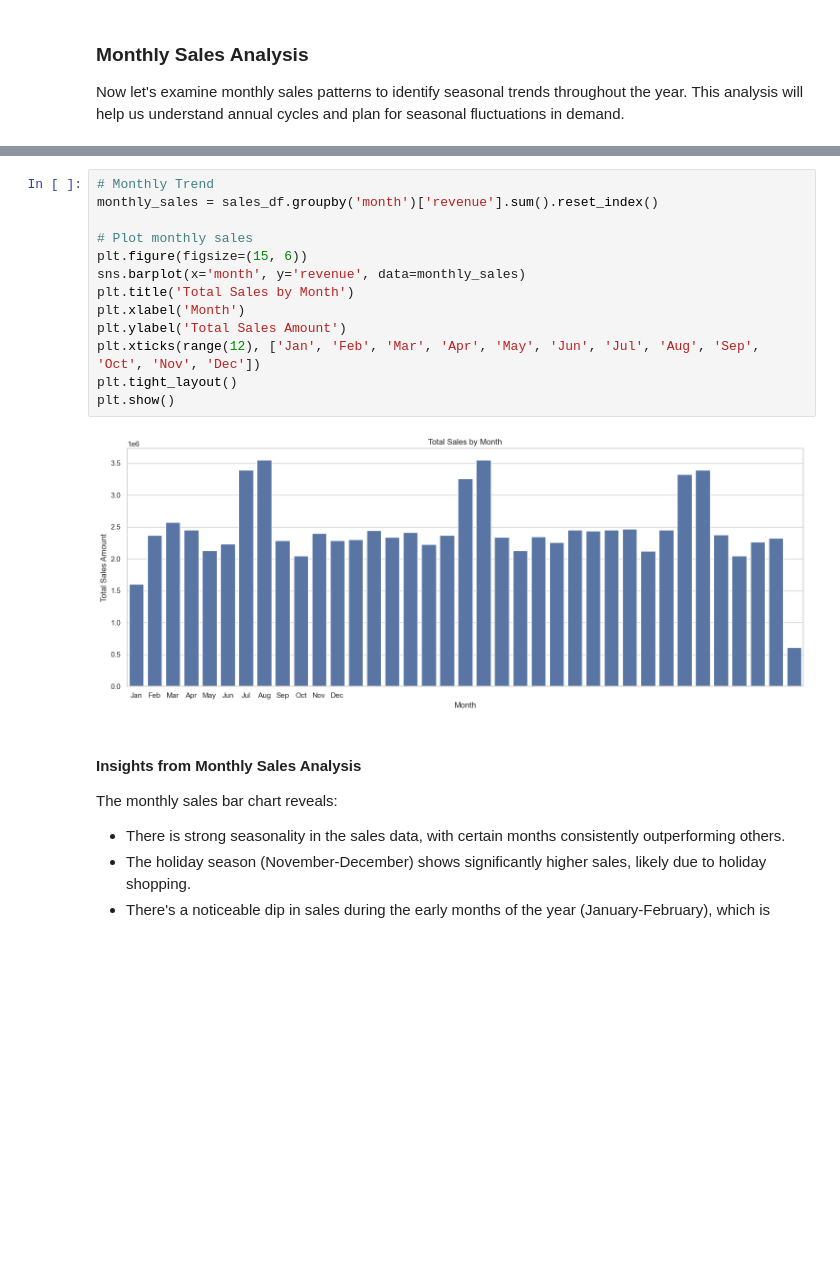
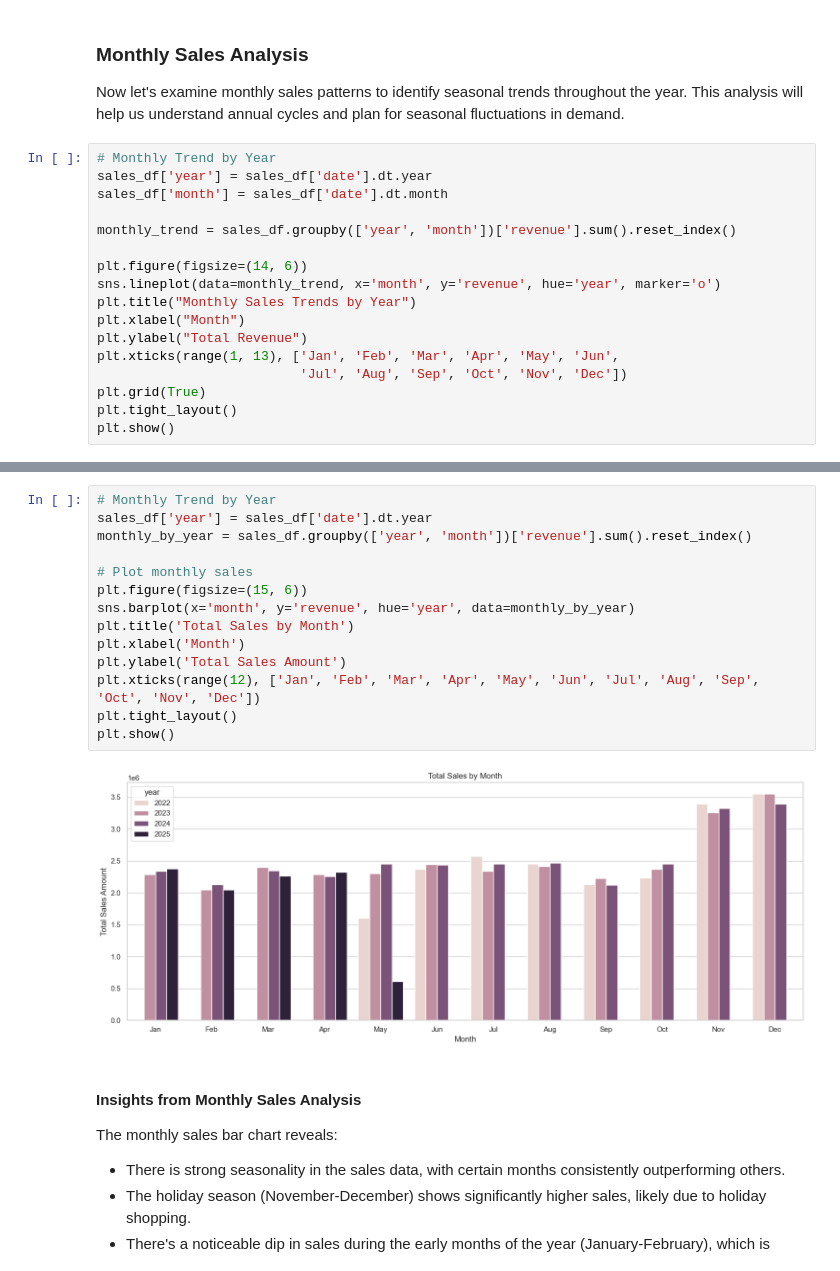
Before and after one commit to pandey-rakesh/quickbooks-forecast, a Jupyter notebook: notebooks/01_data_exploration.ipynb, the cells around one changed output, grey strips where cells are left out. Drawn from its saved outputs; the diff is of its cells as text; blank space fills up the shorter version.

Commit message:
Data Exploration for Quickbooks Sales Forecasting

```diff
--- a/notebooks/01_data_exploration.ipynb
+++ b/notebooks/01_data_exploration.ipynb
@@ -228,3 +208,20 @@ The day of week bar chart reveals:
 # %% [markdown]
 ### Monthly Sales Analysis
 Now let's examine monthly sales patterns to identify seasonal trends throughout the year. This analysis will help us understand annual cycles and plan for seasonal fluctuations in demand.
+# %%
+# Monthly Trend by Year
+sales_df['year'] = sales_df['date'].dt.year
+sales_df['month'] = sales_df['date'].dt.month
+
+monthly_trend = sales_df.groupby(['year', 'month'])['revenue'].sum().reset_index()
+
+plt.figure(figsize=(14, 6))
+sns.lineplot(data=monthly_trend, x='month', y='revenue', hue='year', marker='o')
+plt.title("Monthly Sales Trends by Year")
+plt.xlabel("Month")
+plt.ylabel("Total Revenue")
+plt.xticks(range(1, 13), ['Jan', 'Feb', 'Mar', 'Apr', 'May', 'Jun',
+                          'Jul', 'Aug', 'Sep', 'Oct', 'Nov', 'Dec'])
+plt.grid(True)
+plt.tight_layout()
+plt.show()
@@ -231,18 +230,19 @@ Now let's examine monthly sales patterns to identify seasonal trends throughout
 # %%
-# Monthly Trend
-monthly_sales = sales_df.groupby('month')['revenue'].sum().reset_index()
+# Monthly Trend by Year
+sales_df['year'] = sales_df['date'].dt.year
+monthly_by_year = sales_df.groupby(['year', 'month'])['revenue'].sum().reset_index()
 
 # Plot monthly sales
 plt.figure(figsize=(15, 6))
-sns.barplot(x='month', y='revenue', data=monthly_sales)
+sns.barplot(x='month', y='revenue', hue='year', data=monthly_by_year)
 plt.title('Total Sales by Month')
 plt.xlabel('Month')
 plt.ylabel('Total Sales Amount')
 plt.xticks(range(12), ['Jan', 'Feb', 'Mar', 'Apr', 'May', 'Jun', 'Jul', 'Aug', 'Sep', 'Oct', 'Nov', 'Dec'])
 plt.tight_layout()
 plt.show()
 # %% [output]
-[figure, old version]
+[figure, new version]
 # %% [markdown]
 #### Insights from Monthly Sales Analysis
 The monthly sales bar chart reveals:
```
Also changed, not shown: parts of 11 cells of this notebook.
